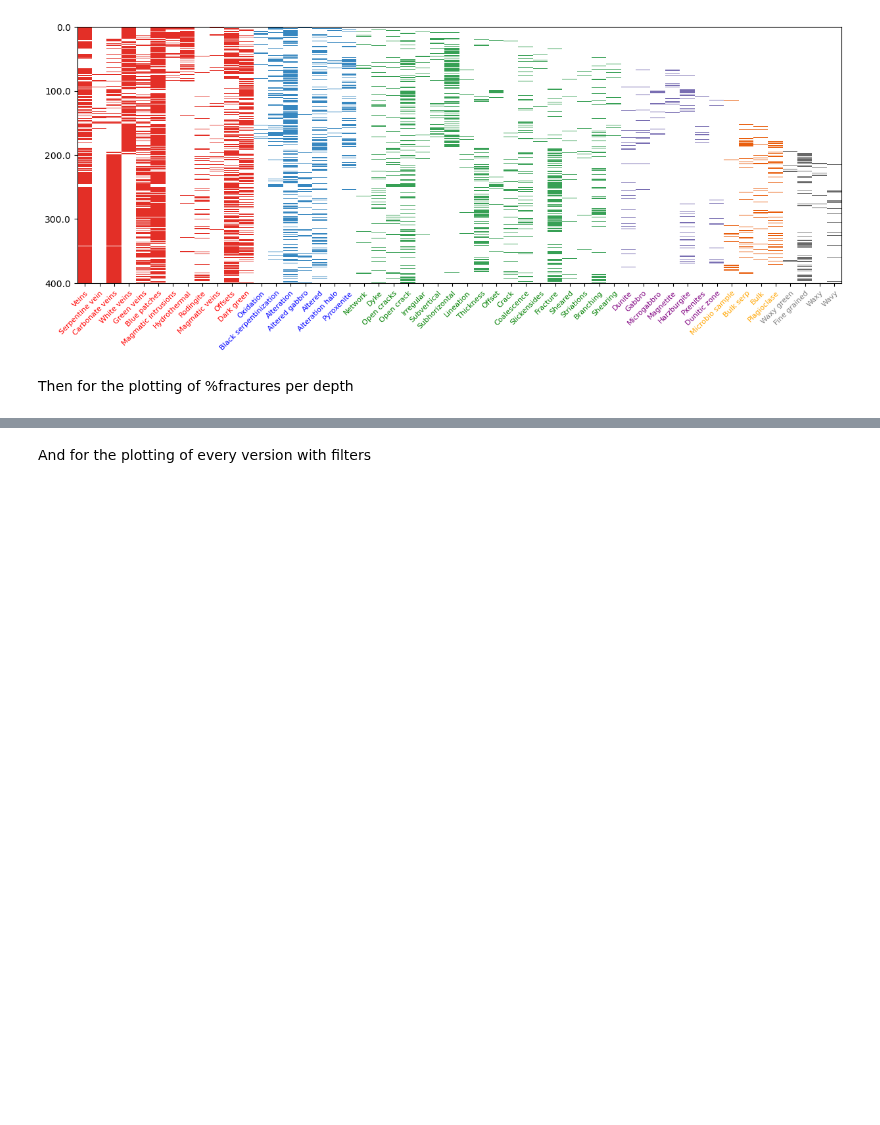
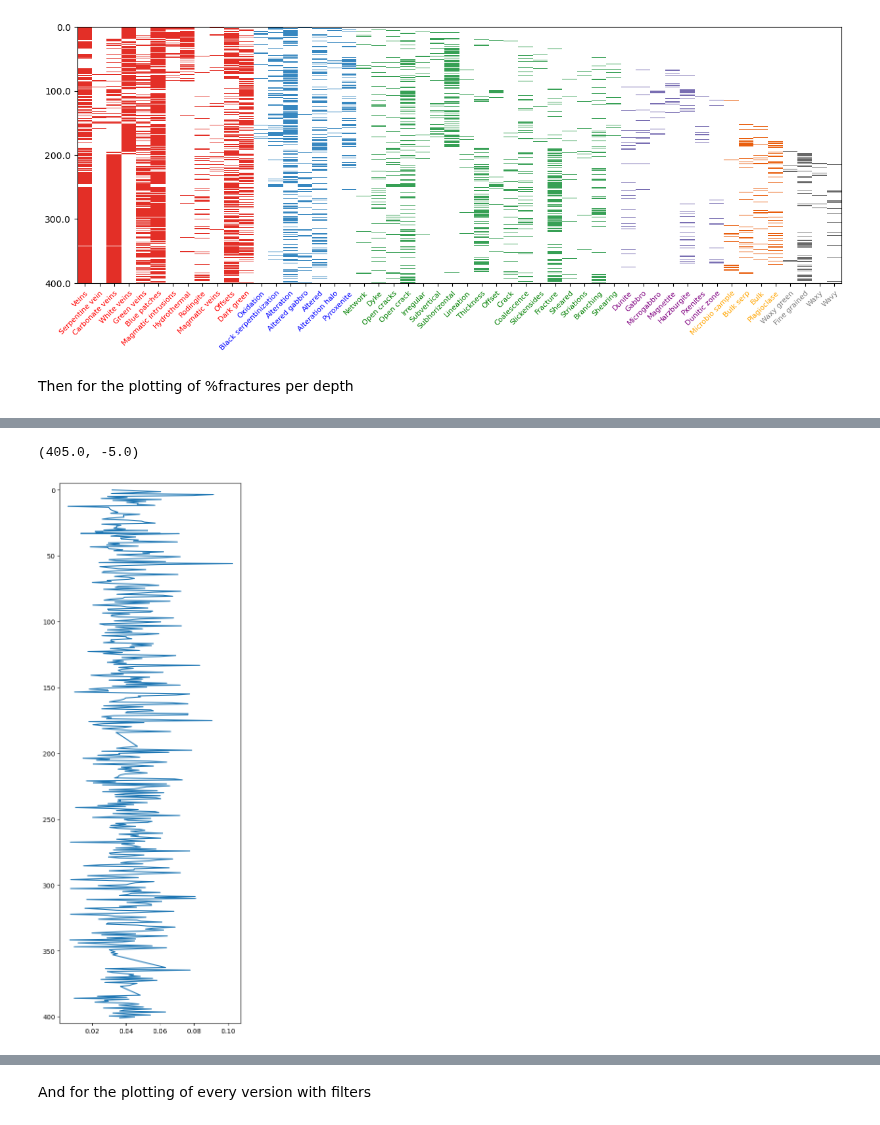
Before and after one commit to SerpRateAI/AI-pipeline-boreholes, a Jupyter notebook: Graph notebook.ipynb, the cells around one changed output, grey strips where cells are left out. Cells and saved outputs as stored; diff of their text form; code cells hidden in the pictures; blank space fills up the shorter version.

```diff
--- a/Graph notebook.ipynb
+++ b/Graph notebook.ipynb
@@ -267,0 +269,9 @@ plt.show()
+# %%
+
+frac_depth_df = pd.DataFrame({'fracture_percent':prop_list, 'depth':true_depth_list})
+fig, ax = plt.subplots(figsize=(5, 15))
+ax.plot(frac_depth_df['fracture_percent'], frac_depth_df['depth'])
+ax.set_ylim(405, -5)
+# %% [output]
+(405.0, -5.0)
+[figure, added]
```
Also changed, not shown: parts of 2 cells of this notebook.
